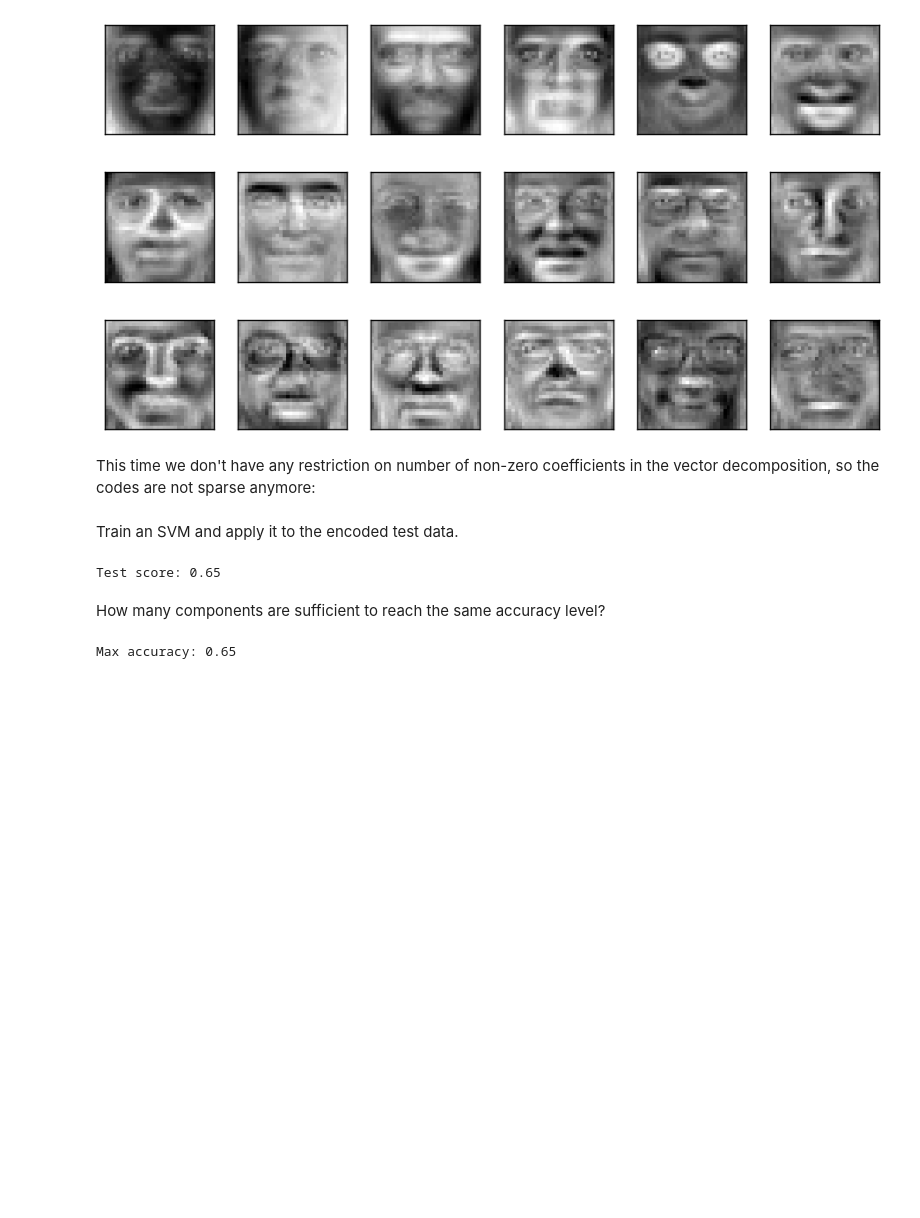
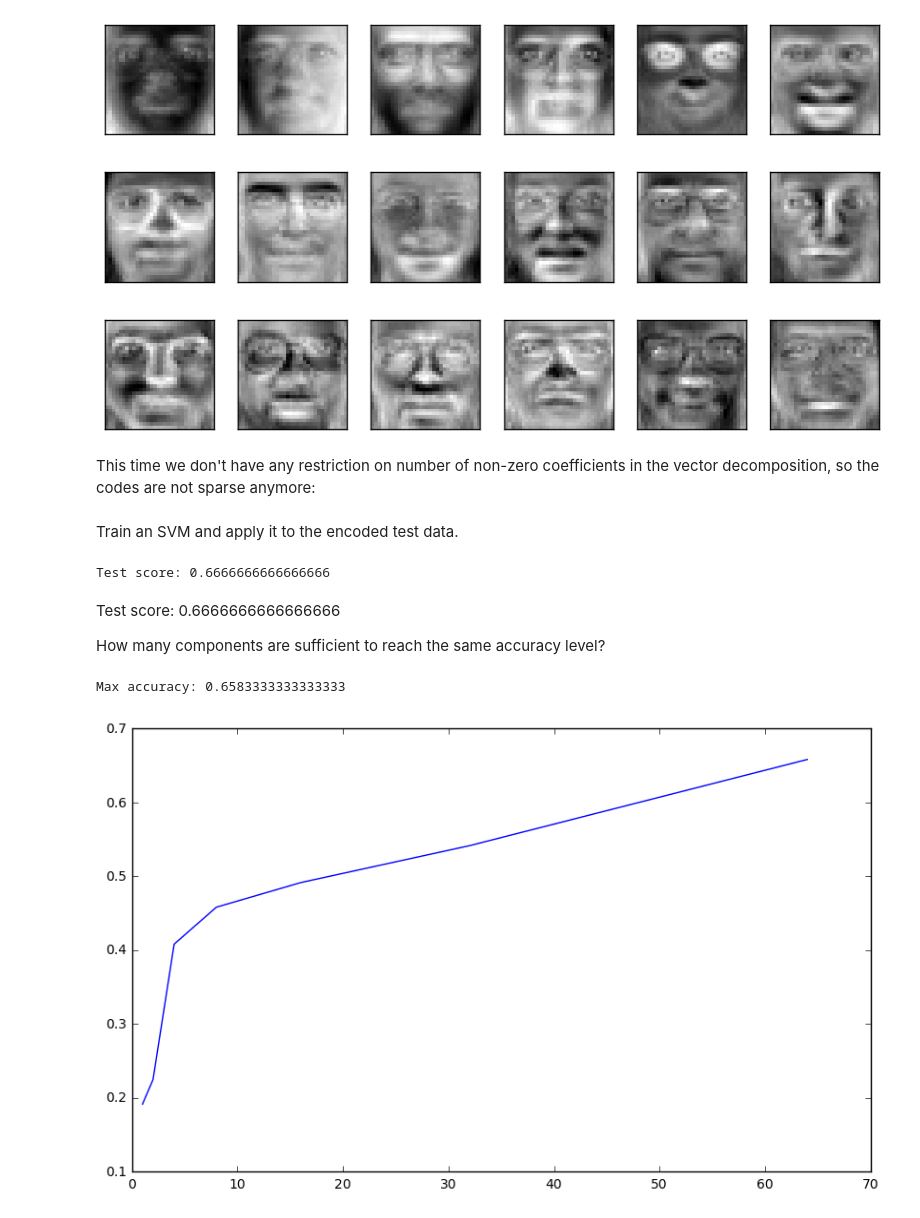
Before and after one commit to VeronikaVasilyeva/dl_ekb, a Jupyter notebook: hw1/Seminar 1 (Face Recognition).ipynb, the cells around one changed output. Saved outputs shown, nothing was run; the diff lists cells and outputs as text; code cells hidden in the pictures; blank space fills up the shorter version.

```diff
--- a/hw1/Seminar 1 (Face Recognition).ipynb
+++ b/hw1/Seminar 1 (Face Recognition).ipynb
@@ -96,13 +97,8 @@ All the dirty work will be done by the scikit-learn package. First we need to le
 # Populate variable 'X_train_processed' with samples each of which has zero mean and unit variance.
 from sklearn import preprocessing
 
-X_train_processed = preprocessing.StandardScaler().fit_transform(X_train)
-X_test_processed = preprocessing.StandardScaler().fit_transform(X_test)
-
-mean = X_train_processed.mean(axis=0)
-std = X_train_processed.std(axis=0)
-
-print('Mean: {}'.format(mean))
-print('Std: {}'.format(std))
+scaler = preprocessing.StandardScaler()
+X_train_processed = scaler.fit_transform(X_train)
+X_test_processed = scaler.transform(X_test)
 
 #http://scikit-learn.org/stable/modules/preprocessing.html
@@ -158,30 +139,34 @@ from sklearn.svm import SVC
 clf = SVC()
 clf.fit(X_train_pca, y_train.ravel())
 
-test_score = clf.score(X_test_pca, y_test)
+test_score = clf.score(X_test_pca, y_test.ravel())
 print('Test score: {}'.format(test_score))
 # %% [output]
-Test score: 0.65
+Test score: 0.6666666666666666
 # %% [markdown]
+Test score: 0.6666666666666666
+
 How many components are sufficient to reach the same accuracy level?
 # %%
 n_components = [1, 2, 4, 8, 16, 32, 64]
 accuracy = []
 
 # Try different numbers of components and populate 'accuracy' list.
 
 for i in range(len(n_components)):
     pca = RandomizedPCA(n_components[i])
     pca.fit(X_train_processed)
+
     X_train_pca = pca.transform(X_train_processed)
     X_test_pca = pca.transform(X_test_processed)
-    clf = SVC()
+
     clf.fit(X_train_pca, y_train.ravel())
     accuracy.append(clf.score(X_test_pca, y_test))
 
 plt.figure(figsize=(10, 6))
-plt.plot(n_nonzero, accuracy)
+plt.plot(n_components, accuracy)
 
 print('Max accuracy: {}'.format(max(accuracy)))
 # %% [output]
-Max accuracy: 0.65
+Max accuracy: 0.6583333333333333
+[figure, added]
```
Also changed, not shown: parts of 3 cells of this notebook.
